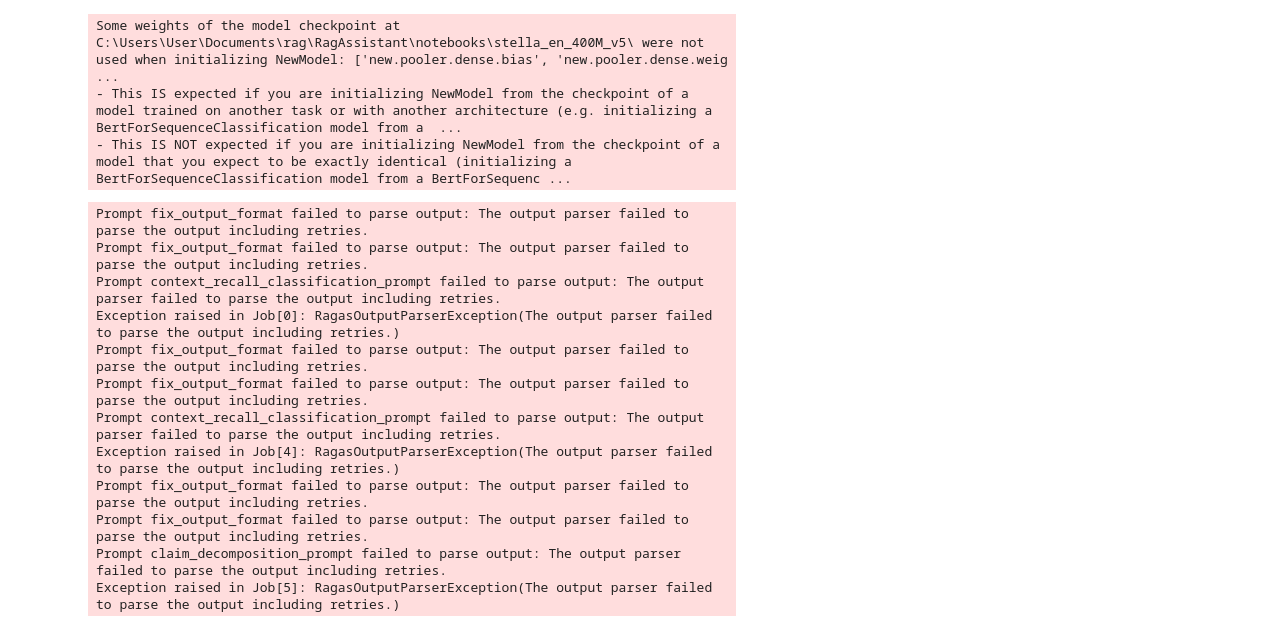
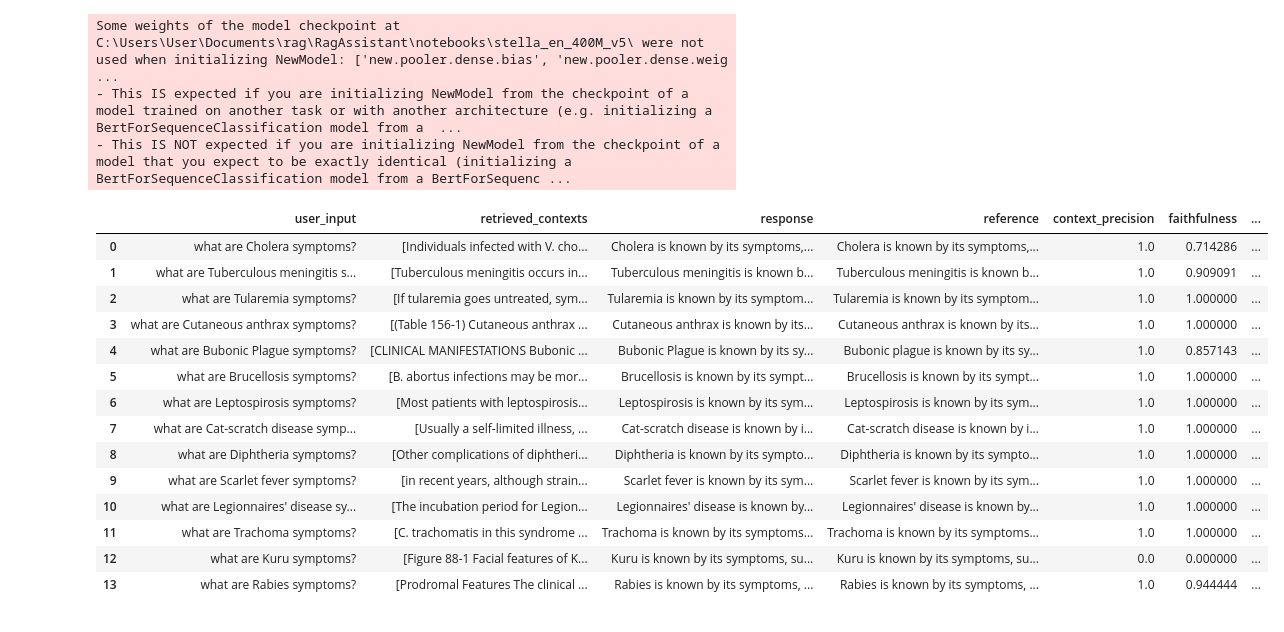
Before and after one commit to MedTechTonic/RagAssistant, a Jupyter notebook: notebooks/evaluation_notes.ipynb, the cells around one changed output. Saved outputs shown, nothing was run; the diff lists cells and outputs as text; code cells hidden in the pictures.

Commit message:
metrics calcilated

```diff
--- a/notebooks/evaluation_notes.ipynb
+++ b/notebooks/evaluation_notes.ipynb
@@ -172,34 +154,24 @@ Some weights of the model checkpoint at C:\Users\User\Documents\rag\RagAssistant
 - This IS expected if you are initializing NewModel from the checkpoint of a model trained on another task or with another architecture (e.g. initializing a BertForSequenceClassification model from a  ...
 - This IS NOT expected if you are initializing NewModel from the checkpoint of a model that you expect to be exactly identical (initializing a BertForSequenceClassification model from a BertForSequenc ...
 # %%
-from ragas.run_config import RunConfig, add_async_retry, add_retry
-from langchain_core.callbacks import BaseCallbackHandler
+from ragas.metrics import (
+    answer_relevancy,
+    faithfulness,
+    context_recall,
+    context_precision,
+)
+from ragas import RunConfig
 
 # Configure run_config for docstore
 run_config=RunConfig(timeout=1000, max_retries=20, max_wait=100, max_workers=2)
 
-metrics = [
-    LLMContextRecall(llm=evaluator_llm),
-    FactualCorrectness(llm=evaluator_llm),
-    Faithfulness(llm=evaluator_llm),
-    SemanticSimilarity(embeddings=evaluator_embeddings),
-]
-
 evluations = evaluate(
     dataset=dataset,
-    metrics=metrics,
+    metrics=[
+        context_precision,
+        faithfulness,
+        answer_relevancy,
+        context_recall,
+    ],
     run_config=run_config
 )
-# %% [output]
-Prompt fix_output_format failed to parse output: The output parser failed to parse the output including retries.
-Prompt fix_output_format failed to parse output: The output parser failed to parse the output including retries.
-Prompt context_recall_classification_prompt failed to parse output: The output parser failed to parse the output including retries.
-Exception raised in Job[0]: RagasOutputParserException(The output parser failed to parse the output including retries.)
-Prompt fix_output_format failed to parse output: The output parser failed to parse the output including retries.
-Prompt fix_output_format failed to parse output: The output parser failed to parse the output including retries.
-Prompt context_recall_classification_prompt failed to parse output: The output parser failed to parse the output including retries.
-Exception raised in Job[4]: RagasOutputParserException(The output parser failed to parse the output including retries.)
-Prompt fix_output_format failed to parse output: The output parser failed to parse the output including retries.
-Prompt fix_output_format failed to parse output: The output parser failed to parse the output including retries.
-Prompt claim_decomposition_prompt failed to parse output: The output parser failed to parse the output including retries.
-Exception raised in Job[5]: RagasOutputParserException(The output parser failed to parse the output including retries.)
@@ -207,0 +178,18 @@ evaluations
+# %%
+evluations.to_pandas()
+# %% [output]
+|  | user_input | retrieved_contexts | response | reference | context_precision | faithfulness | ... |
+| 0 | what are Cholera symptoms? | [Individuals infected with V. cho... | Cholera is known by its symptoms,... | Cholera is known by its symptoms,... | 1.0 | 0.714286 | ... |
+| 1 | what are Tuberculous meningitis s... | [Tuberculous meningitis occurs in... | Tuberculous meningitis is known b... | Tuberculous meningitis is known b... | 1.0 | 0.909091 | ... |
+| 2 | what are Tularemia symptoms? | [If tularemia goes untreated, sym... | Tularemia is known by its symptom... | Tularemia is known by its symptom... | 1.0 | 1.000000 | ... |
+| 3 | what are Cutaneous anthrax symptoms? | [(Table 156-1) Cutaneous anthrax ... | Cutaneous anthrax is known by its... | Cutaneous anthrax is known by its... | 1.0 | 1.000000 | ... |
+| 4 | what are Bubonic Plague symptoms? | [CLINICAL MANIFESTATIONS Bubonic ... | Bubonic Plague is known by its sy... | Bubonic plague is known by its sy... | 1.0 | 0.857143 | ... |
+| 5 | what are Brucellosis symptoms? | [B. abortus infections may be mor... | Brucellosis is known by its sympt... | Brucellosis is known by its sympt... | 1.0 | 1.000000 | ... |
+| 6 | what are Leptospirosis symptoms? | [Most patients with leptospirosis... | Leptospirosis is known by its sym... | Leptospirosis is known by its sym... | 1.0 | 1.000000 | ... |
+| 7 | what are Cat-scratch disease symp... | [Usually a self-limited illness, ... | Cat-scratch disease is known by i... | Cat-scratch disease is known by i... | 1.0 | 1.000000 | ... |
+| 8 | what are Diphtheria symptoms? | [Other complications of diphtheri... | Diphtheria is known by its sympto... | Diphtheria is known by its sympto... | 1.0 | 1.000000 | ... |
+| 9 | what are Scarlet fever symptoms? | [in recent years, although strain... | Scarlet fever is known by its sym... | Scarlet fever is known by its sym... | 1.0 | 1.000000 | ... |
+| 10 | what are Legionnaires' disease sy... | [The incubation period for Legion... | Legionnaires' disease is known by... | Legionnaires' disease is known by... | 1.0 | 1.000000 | ... |
+| 11 | what are Trachoma symptoms? | [C. trachomatis in this syndrome ... | Trachoma is known by its symptoms... | Trachoma is known by its symptoms... | 1.0 | 1.000000 | ... |
+| 12 | what are Kuru symptoms? | [Figure 88-1 Facial features of K... | Kuru is known by its symptoms, su... | Kuru is known by its symptoms, su... | 0.0 | 0.000000 | ... |
+| 13 | what are Rabies symptoms? | [Prodromal Features The clinical ... | Rabies is known by its symptoms, ... | Rabies is known by its symptoms, ... | 1.0 | 0.944444 | ... |
```
Also changed, not shown: parts of 6 cells of this notebook, 1 other file.
